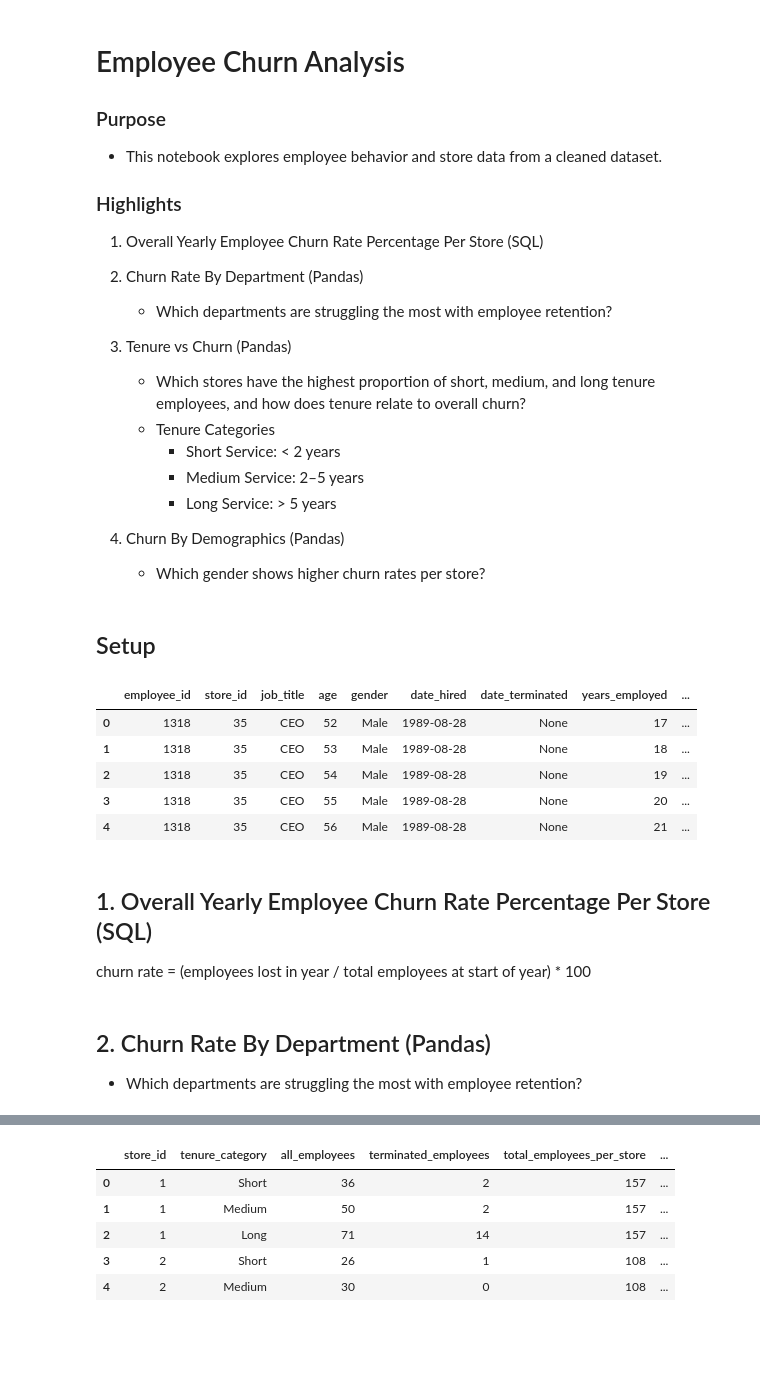
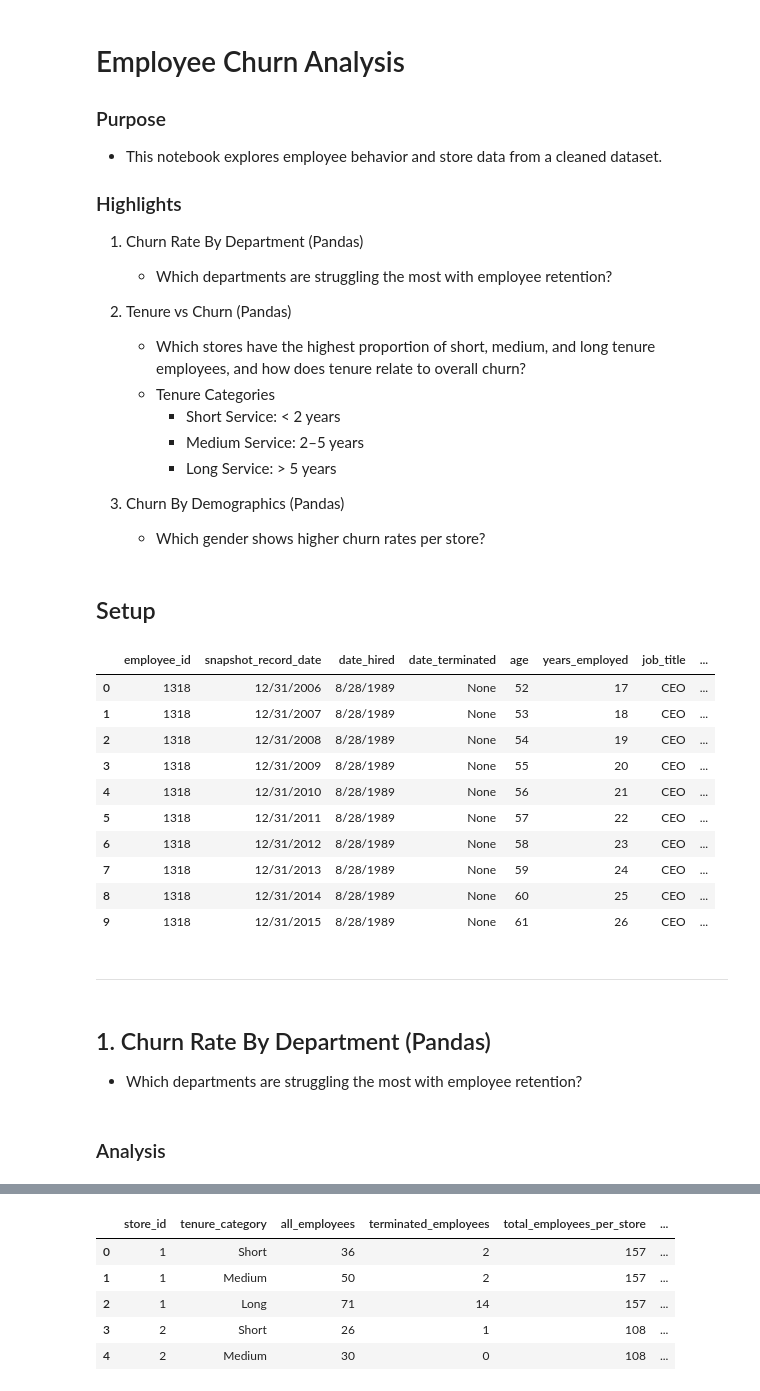
Before and after one commit to danlaratta/employee_churn_data_analysis, a Jupyter notebook: analysis/analysis.ipynb, the cells around one changed output, grey strips where cells are left out. Cells and saved outputs as stored; diff of their text form; code cells hidden in the pictures; blank space fills up the shorter version.

```diff
--- a/analysis/analysis.ipynb
+++ b/analysis/analysis.ipynb
@@ -5,48 +5,52 @@
 - This notebook explores employee behavior and store data from a cleaned dataset.
 
 ### Highlights
-1. Overall Yearly Employee Churn Rate Percentage Per Store (SQL)
-
-2. Churn Rate By Department (Pandas)
+1. Churn Rate By Department (Pandas)
     - Which departments are struggling the most with employee retention?
 
-3. Tenure vs Churn (Pandas)
+2. Tenure vs Churn (Pandas)
     - Which stores have the highest proportion of short, medium, and long tenure employees, and how does tenure relate to overall churn?
     - Tenure Categories
         - Short Service: < 2 years
         - Medium Service: 2–5 years
         - Long Service: > 5 years
 
-4. Churn By Demographics (Pandas)
+3. Churn By Demographics (Pandas)
     - Which gender shows higher churn rates per store?
 # %% [markdown]
 ## Setup
 # %%
 # Imports
 import pandas as pd
+import matplotlib.pyplot as plt
+import seaborn as sns
 import sys
 import os
 sys.path.append(os.path.abspath(".."))
 from etl import get_engine
 
 # Create sqlalchemy engine
 engine = get_engine()
 
+# Visuals setup
+sns.set_style('white')
+
 # Load tables into dataframes
 employee_df: pd.DataFrame = pd.read_sql('SELECT * FROM employees', engine)
 store_df: pd.DataFrame = pd.read_sql('SELECT * FROM store', engine)
 
 # Merge tables into a base dataframe
-df: pd.DataFrame = employee_df.merge(store_df, on='store_id', how='left')
-df.head()
+df: pd.DataFrame = employee_df.merge(store_df, on='store_id', how='left').sort_values(['employee_id', 'snapshot_record_date'])
+df.head(10)
 # %% [output]
-|  | employee_id | store_id | job_title | age | gender | date_hired | date_terminated | years_employed | ... |
-| 0 | 1318 | 35 | CEO | 52 | Male | 1989-08-28 | None | 17 | ... |
-| 1 | 1318 | 35 | CEO | 53 | Male | 1989-08-28 | None | 18 | ... |
-| 2 | 1318 | 35 | CEO | 54 | Male | 1989-08-28 | None | 19 | ... |
-| 3 | 1318 | 35 | CEO | 55 | Male | 1989-08-28 | None | 20 | ... |
-| 4 | 1318 | 35 | CEO | 56 | Male | 1989-08-28 | None | 21 | ... |
+|  | employee_id | snapshot_record_date | date_hired | date_terminated | age | years_employed | job_title | ... |
+| 0 | 1318 | 12/31/2006 | 8/28/1989 | None | 52 | 17 | CEO | ... |
+| 1 | 1318 | 12/31/2007 | 8/28/1989 | None | 53 | 18 | CEO | ... |
+| 2 | 1318 | 12/31/2008 | 8/28/1989 | None | 54 | 19 | CEO | ... |
+| 3 | 1318 | 12/31/2009 | 8/28/1989 | None | 55 | 20 | CEO | ... |
+| 4 | 1318 | 12/31/2010 | 8/28/1989 | None | 56 | 21 | CEO | ... |
+| 5 | 1318 | 12/31/2011 | 8/28/1989 | None | 57 | 22 | CEO | ... |
+| 6 | 1318 | 12/31/2012 | 8/28/1989 | None | 58 | 23 | CEO | ... |
+| 7 | 1318 | 12/31/2013 | 8/28/1989 | None | 59 | 24 | CEO | ... |
+| 8 | 1318 | 12/31/2014 | 8/28/1989 | None | 60 | 25 | CEO | ... |
+| 9 | 1318 | 12/31/2015 | 8/28/1989 | None | 61 | 26 | CEO | ... |
-# %% [markdown]
-## 1. Overall Yearly Employee Churn Rate Percentage Per Store (SQL)
-
-churn rate = (employees lost in year / total employees at start of year) * 100
@@ -55,6 +57,10 @@ churn rate = (employees lost in year / total employees at start of year) * 100
+# %% [markdown]
+____________________
 # %% [markdown]
-## 2. Churn Rate By Department (Pandas)
+## 1. Churn Rate By Department (Pandas)
 - Which departments are struggling the most with employee retention?
+# %% [markdown]
+### Analysis
 # %%
 # Copy to preserve original dataframe
 department_copy = df.copy()
```
Also changed, not shown: parts of 17 cells of this notebook, 2 other files.
